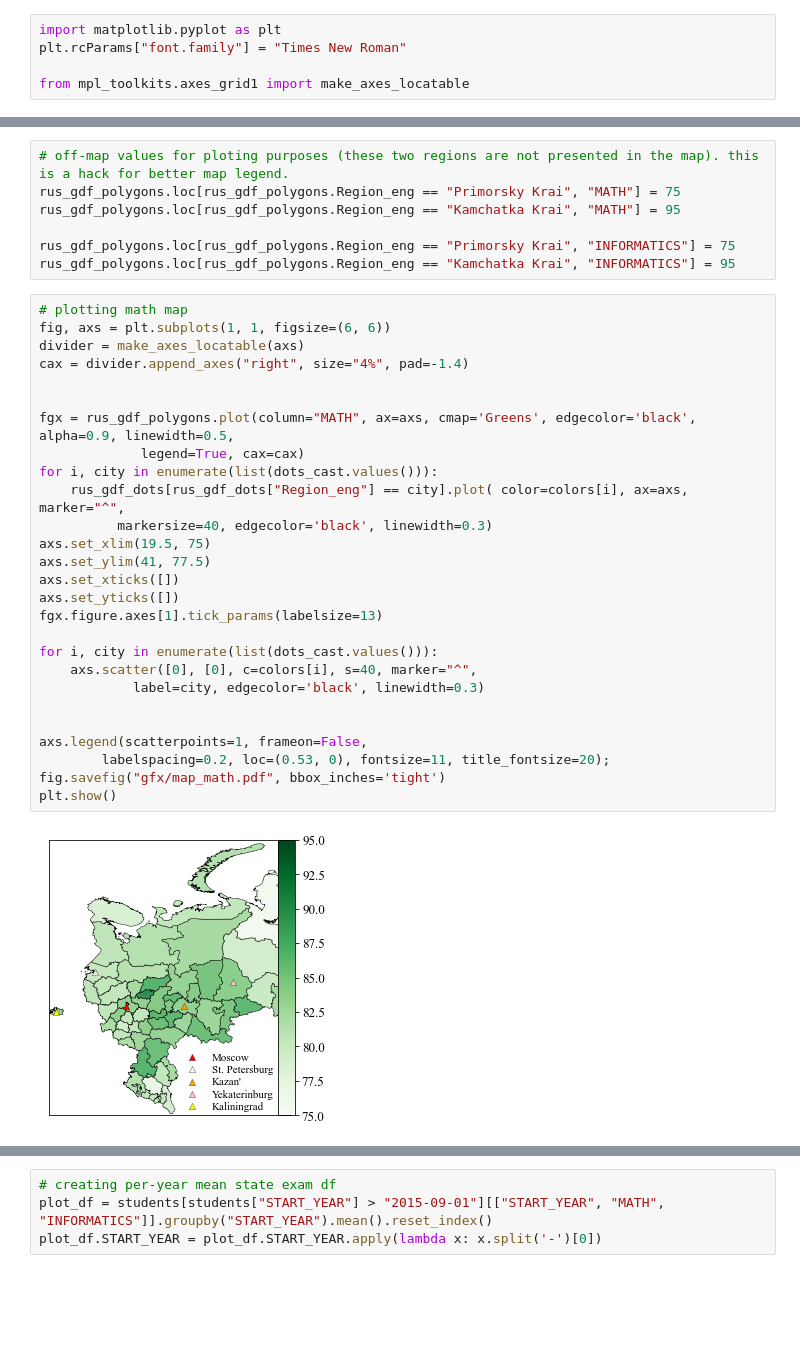
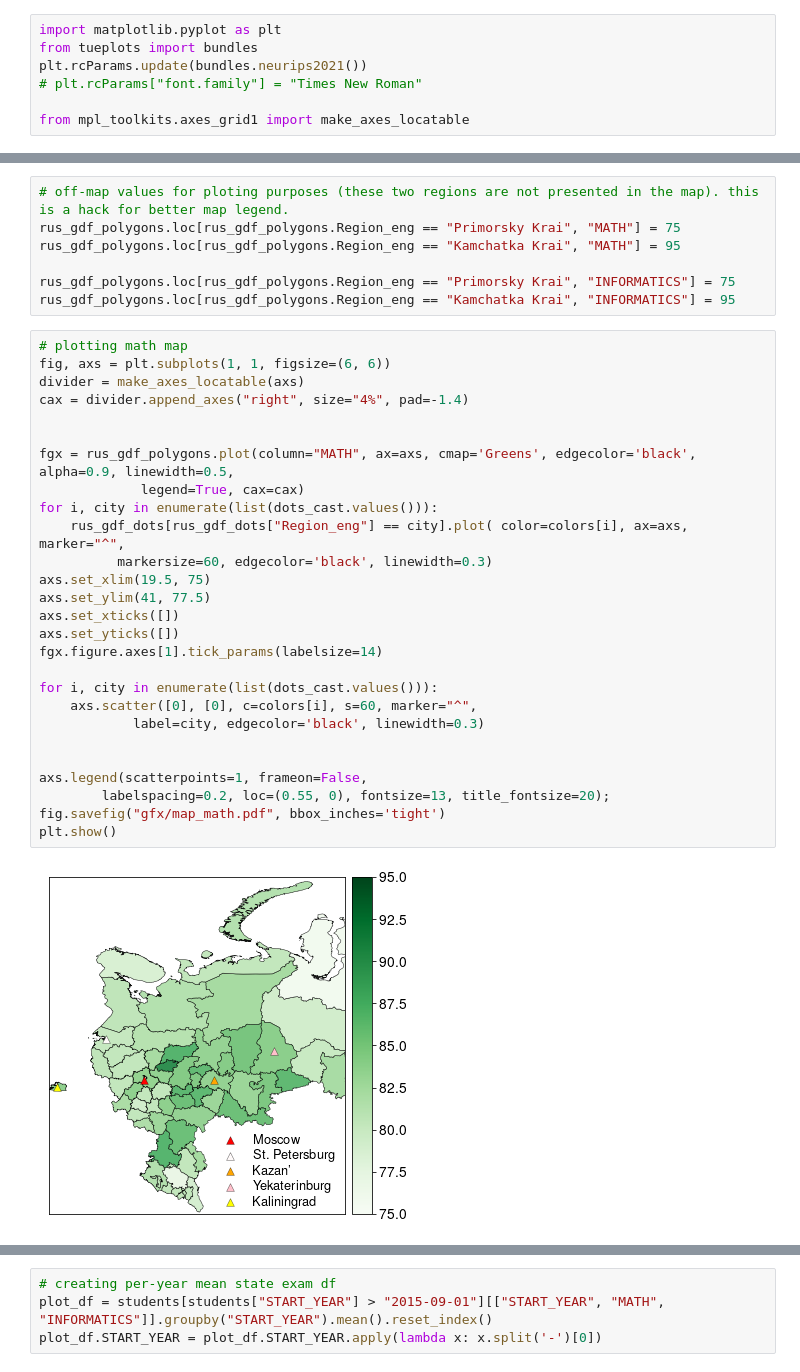
Before and after one commit to kortukov/learning_analytics, a Jupyter notebook: experiments/2_map.ipynb, the cells around one changed output, grey strips where cells are left out. Saved outputs shown, nothing was run; the diff lists cells and outputs as text; blank space fills up the shorter version.

Commit message:
tueplots added

```diff
--- a/experiments/2_map.ipynb
+++ b/experiments/2_map.ipynb
@@ -10,7 +10,9 @@ from src import config
 PROJ: proj_create_from_database: Cannot find proj.db
 # %%
 import matplotlib.pyplot as plt
-plt.rcParams["font.family"] = "Times New Roman"
+from tueplots import bundles
+plt.rcParams.update(bundles.neurips2021())
+# plt.rcParams["font.family"] = "Times New Roman"
 
 from mpl_toolkits.axes_grid1 import make_axes_locatable
 # %%
@@ -78,32 +80,32 @@ rus_gdf_polygons.loc[rus_gdf_polygons.Region_eng == "Kamchatka Krai", "INFORMATI
 # %%
 # plotting math map
 fig, axs = plt.subplots(1, 1, figsize=(6, 6))
 divider = make_axes_locatable(axs)
 cax = divider.append_axes("right", size="4%", pad=-1.4)
 
 
 fgx = rus_gdf_polygons.plot(column="MATH", ax=axs, cmap='Greens', edgecolor='black', alpha=0.9, linewidth=0.5,
              legend=True, cax=cax)
 for i, city in enumerate(list(dots_cast.values())):
     rus_gdf_dots[rus_gdf_dots["Region_eng"] == city].plot( color=colors[i], ax=axs, marker="^",
-          markersize=40, edgecolor='black', linewidth=0.3)
+          markersize=60, edgecolor='black', linewidth=0.3)
 axs.set_xlim(19.5, 75)
 axs.set_ylim(41, 77.5)
 axs.set_xticks([])
 axs.set_yticks([])
-fgx.figure.axes[1].tick_params(labelsize=13)
+fgx.figure.axes[1].tick_params(labelsize=14)
 
 for i, city in enumerate(list(dots_cast.values())):
-    axs.scatter([0], [0], c=colors[i], s=40, marker="^",
+    axs.scatter([0], [0], c=colors[i], s=60, marker="^",
             label=city, edgecolor='black', linewidth=0.3)
 
 
 axs.legend(scatterpoints=1, frameon=False,
-        labelspacing=0.2, loc=(0.53, 0), fontsize=11, title_fontsize=20);
+        labelspacing=0.2, loc=(0.55, 0), fontsize=13, title_fontsize=20);
 fig.savefig("gfx/map_math.pdf", bbox_inches='tight')
 plt.show()
 # %% [output]
-[figure, old version]
+[figure, new version]
 # %%
 # plotting math map
 fig, axs = plt.subplots(1, 1, figsize=(6, 6))
```
Also changed, not shown: parts of 2 cells of this notebook, 8 other files.
